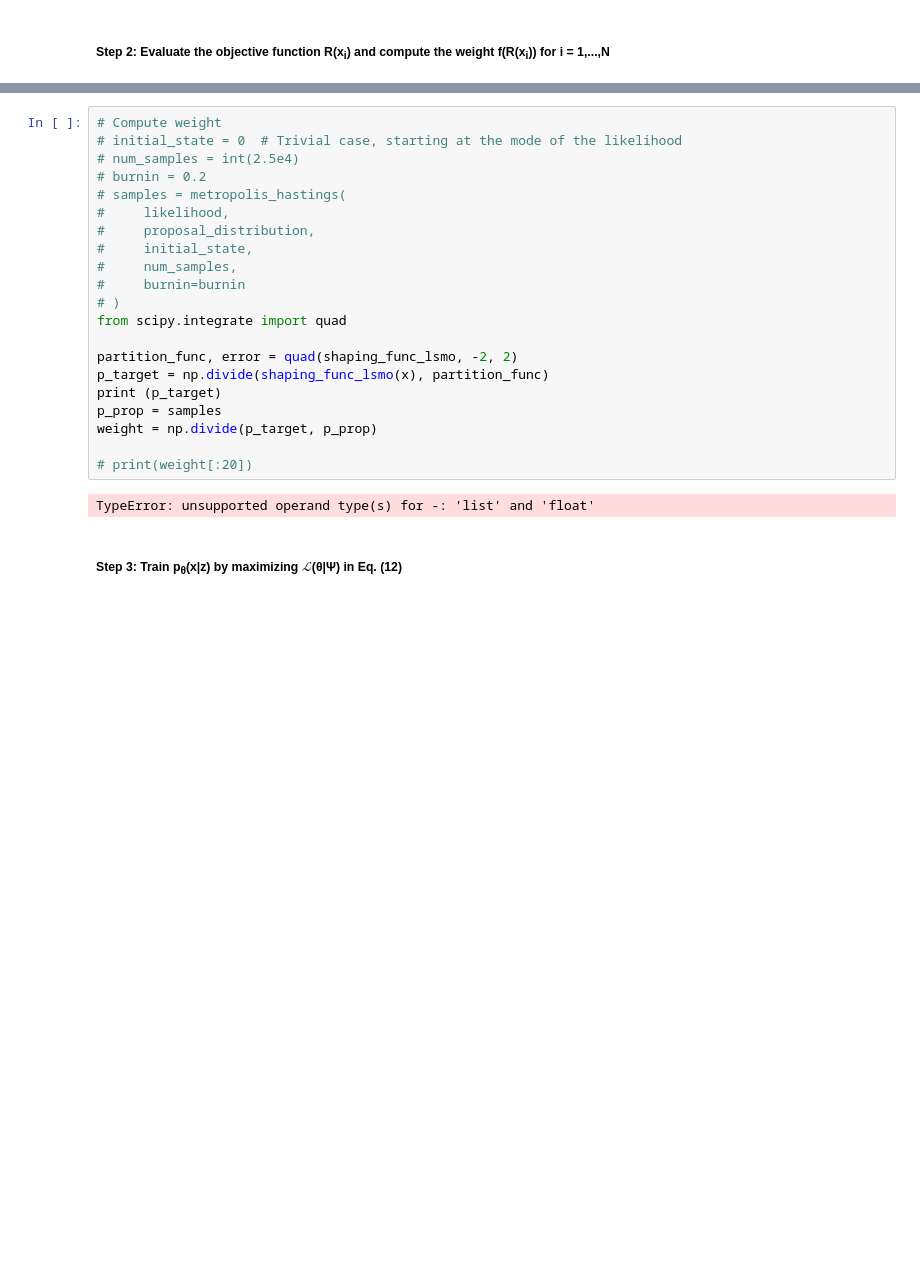
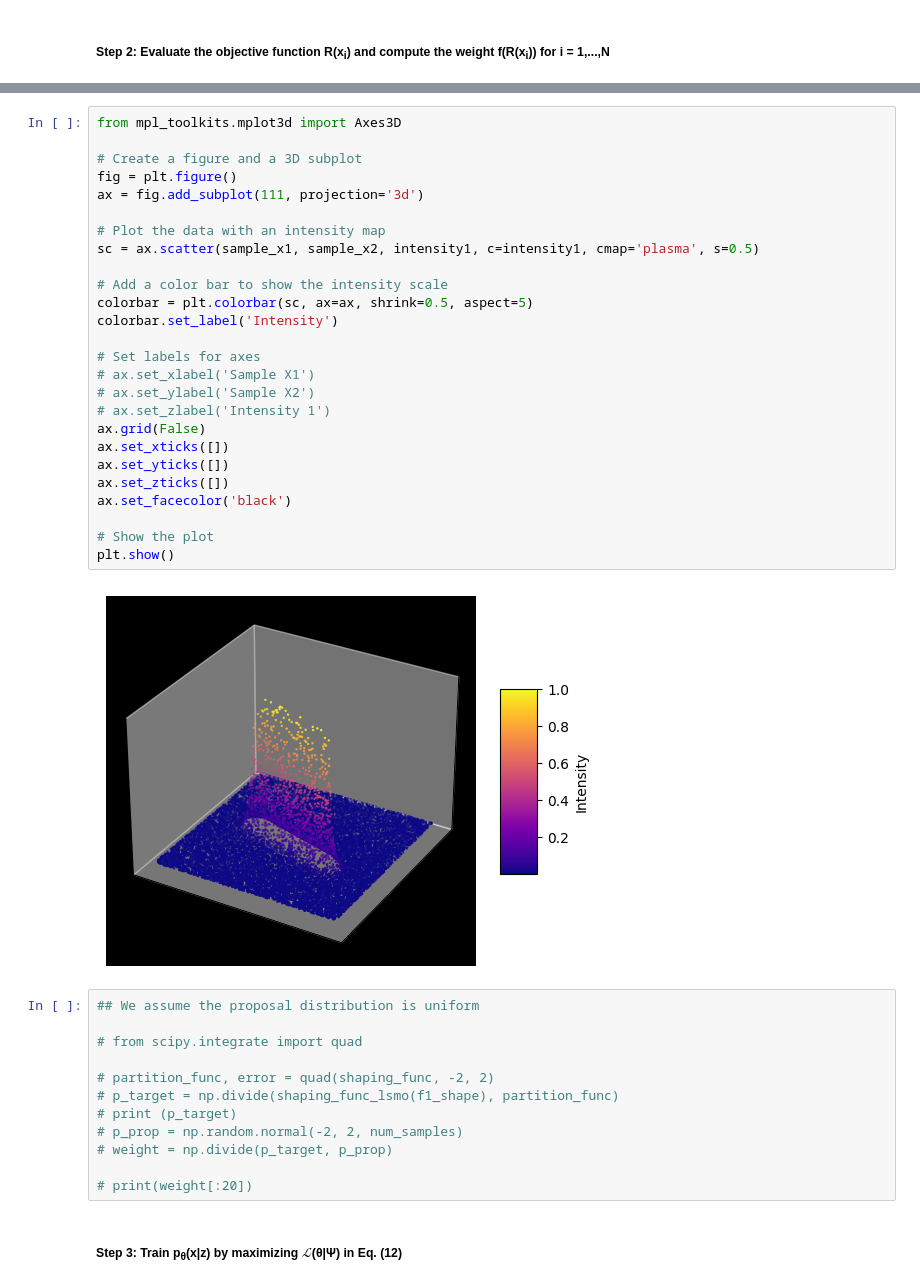
Before and after one commit to saraaldhaheri/LSMO, a Jupyter notebook: solution-manifold.ipynb, the cells around one changed output, grey strips where cells are left out. Saved outputs shown, nothing was run; the diff lists cells and outputs as text; blank space fills up the shorter version.

```diff
--- a/solution-manifold.ipynb
+++ b/solution-manifold.ipynb
@@ -421,26 +246,43 @@ plt.show()
+# %%
+from mpl_toolkits.mplot3d import Axes3D
+
+# Create a figure and a 3D subplot
+fig = plt.figure()
+ax = fig.add_subplot(111, projection='3d')
+
+# Plot the data with an intensity map
+sc = ax.scatter(sample_x1, sample_x2, intensity1, c=intensity1, cmap='plasma', s=0.5)
+
+# Add a color bar to show the intensity scale
+colorbar = plt.colorbar(sc, ax=ax, shrink=0.5, aspect=5)
+colorbar.set_label('Intensity')
+
+# Set labels for axes
+# ax.set_xlabel('Sample X1')
+# ax.set_ylabel('Sample X2')
+# ax.set_zlabel('Intensity 1')
+ax.grid(False)
+ax.set_xticks([])
+ax.set_yticks([])
+ax.set_zticks([])
+ax.set_facecolor('black')
+
+# Show the plot
+plt.show()
+# %% [output]
+[figure, added]
 # %%
-# Compute weight
-# initial_state = 0  # Trivial case, starting at the mode of the likelihood
-# num_samples = int(2.5e4)
-# burnin = 0.2
-# samples = metropolis_hastings(
-#     likelihood,
-#     proposal_distribution,
-#     initial_state,
-#     num_samples,
-#     burnin=burnin
-# )
-from scipy.integrate import quad
+## We assume the proposal distribution is uniform
 
-partition_func, error = quad(shaping_func_lsmo, -2, 2)
-p_target = np.divide(shaping_func_lsmo(x), partition_func)
-print (p_target)
-p_prop = samples
-weight = np.divide(p_target, p_prop)
+# from scipy.integrate import quad
+
+# partition_func, error = quad(shaping_func, -2, 2)
+# p_target = np.divide(shaping_func_lsmo(f1_shape), partition_func)
+# print (p_target)
+# p_prop = np.random.normal(-2, 2, num_samples)
+# weight = np.divide(p_target, p_prop)
 
 # print(weight[:20])
-# %% [output]
-TypeError: unsupported operand type(s) for -: 'list' and 'float'
 # %% [markdown]
 ##### Step 3: Train p<sub>&theta;</sub>(x|z) by maximizing $\mathcal{L}$(**&theta;**|**&Psi;**) in Eq. (12)
 # %%
```
Also changed, not shown: parts of 35 cells of this notebook, 4 other files.
